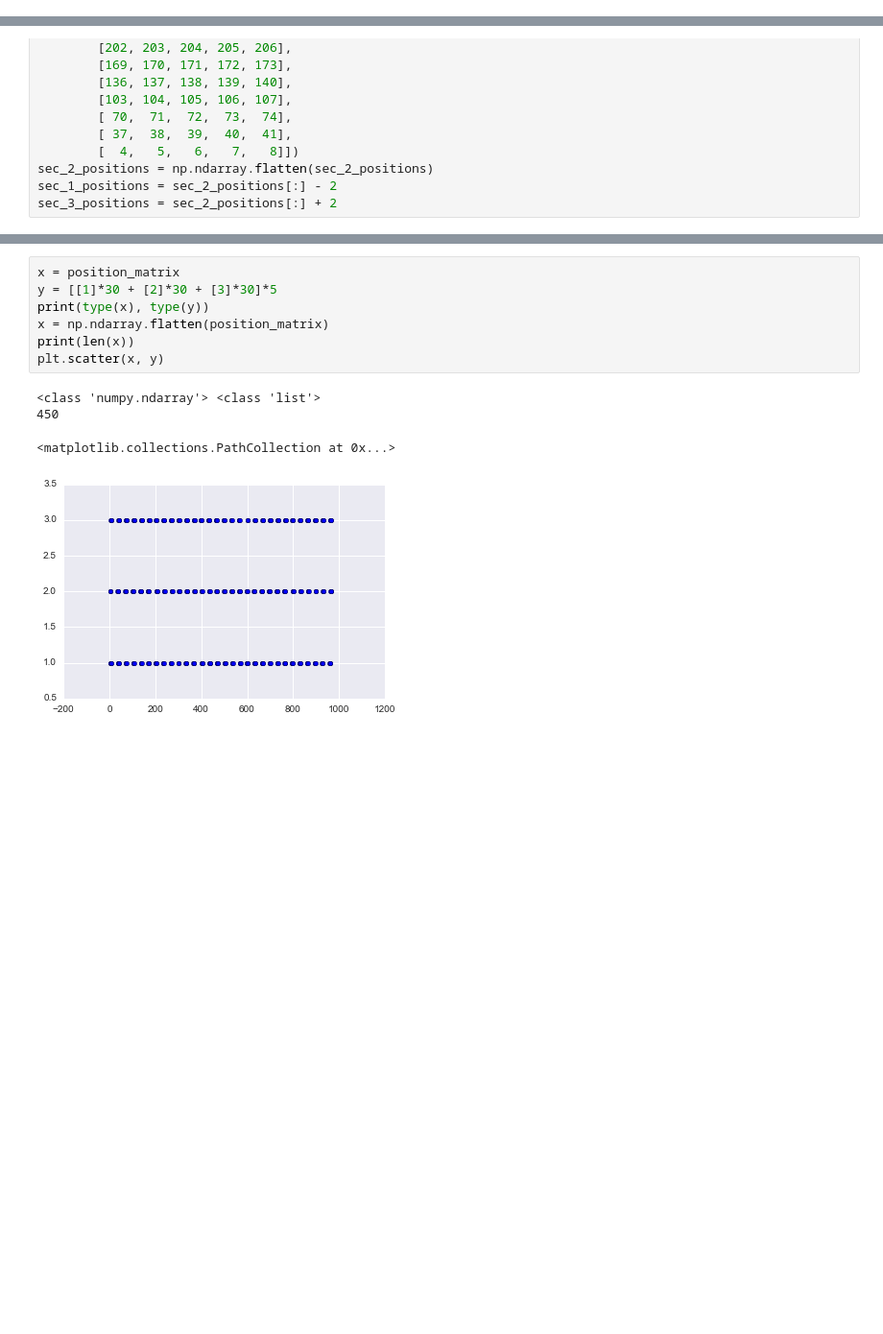
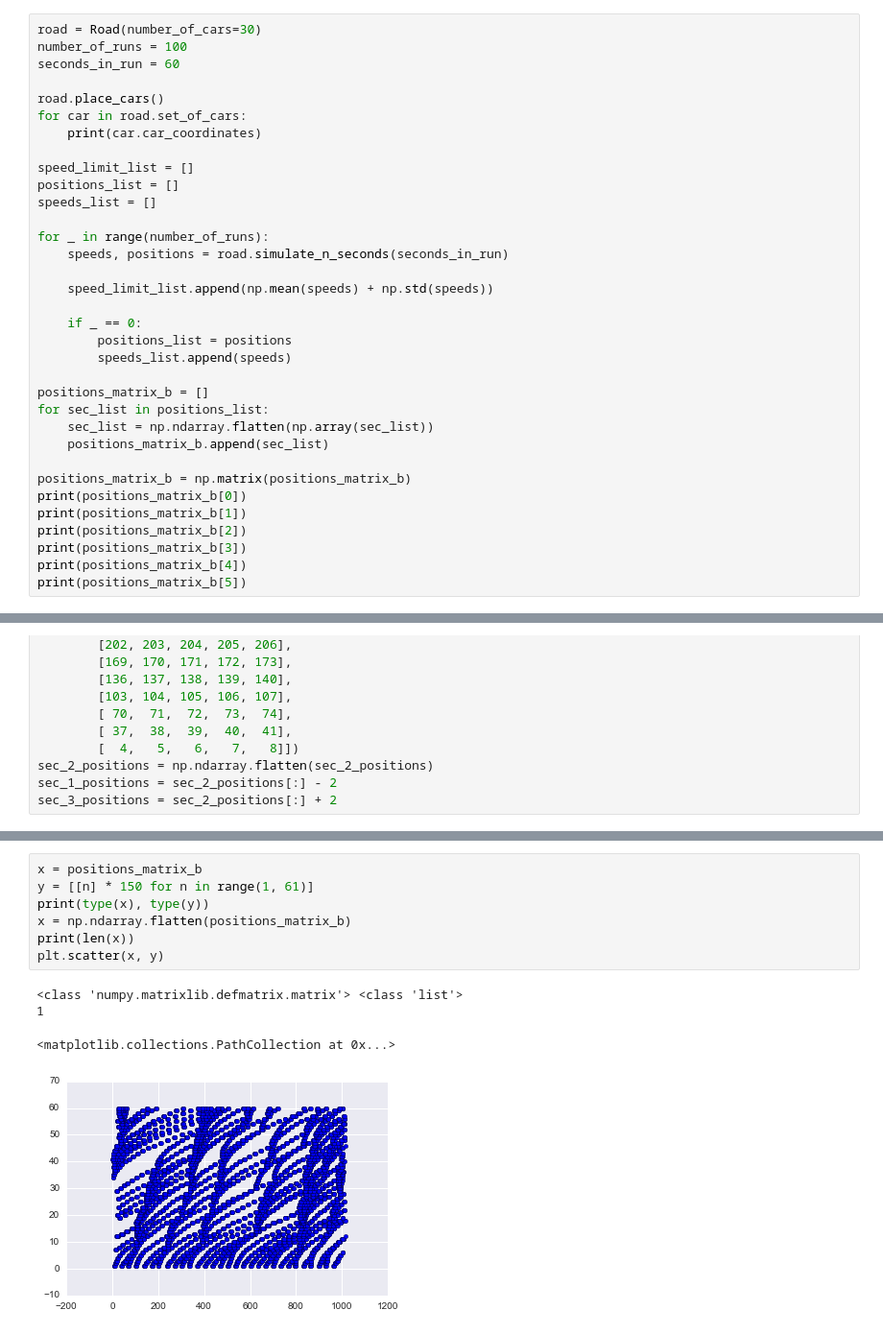
Before and after one commit to katjackson/traffic-simulation, a Jupyter notebook: Notebook Plots and Findings.ipynb, the cells around one changed output, grey strips where cells are left out. Shown at 96% size. Cells and saved outputs as stored; diff of their text form; blank space fills up the shorter version.

Commit message:
It's finally working. Got a plot

```diff
--- a/Notebook Plots and Findings.ipynb
+++ b/Notebook Plots and Findings.ipynb
@@ -32,0 +12,34 @@ AttributeError: 'Road' object has no attribute 'length_of_road'
+# %%
+road = Road(number_of_cars=30)
+number_of_runs = 100
+seconds_in_run = 60
+
+road.place_cars()
+for car in road.set_of_cars:
+    print(car.car_coordinates)
+
+speed_limit_list = []
+positions_list = []
+speeds_list = []
+
+for _ in range(number_of_runs):
+    speeds, positions = road.simulate_n_seconds(seconds_in_run)
+
+    speed_limit_list.append(np.mean(speeds) + np.std(speeds))
+
+    if _ == 0:
+        positions_list = positions
+        speeds_list.append(speeds)
+
+positions_matrix_b = []
+for sec_list in positions_list:
+    sec_list = np.ndarray.flatten(np.array(sec_list))
+    positions_matrix_b.append(sec_list)
+
+positions_matrix_b = np.matrix(positions_matrix_b)
+print(positions_matrix_b[0])
+print(positions_matrix_b[1])
+print(positions_matrix_b[2])
+print(positions_matrix_b[3])
+print(positions_matrix_b[4])
+print(positions_matrix_b[5])
@@ -120,12 +154,12 @@ plt.show()
 # %%
-x = position_matrix
-y = [[1]*30 + [2]*30 + [3]*30]*5
+x = positions_matrix_b
+y = [[n] * 150 for n in range(1, 61)]
 print(type(x), type(y))
-x = np.ndarray.flatten(position_matrix)
+x = np.ndarray.flatten(positions_matrix_b)
 print(len(x))
 plt.scatter(x, y)
 # %% [output]
-<class 'numpy.ndarray'> <class 'list'>
-450
+<class 'numpy.matrixlib.defmatrix.matrix'> <class 'list'>
+1
 <matplotlib.collections.PathCollection at 0x...>
-[figure, old version]
+[figure, new version]
```
Also changed, not shown: parts of 6 cells of this notebook, 4 other files.
